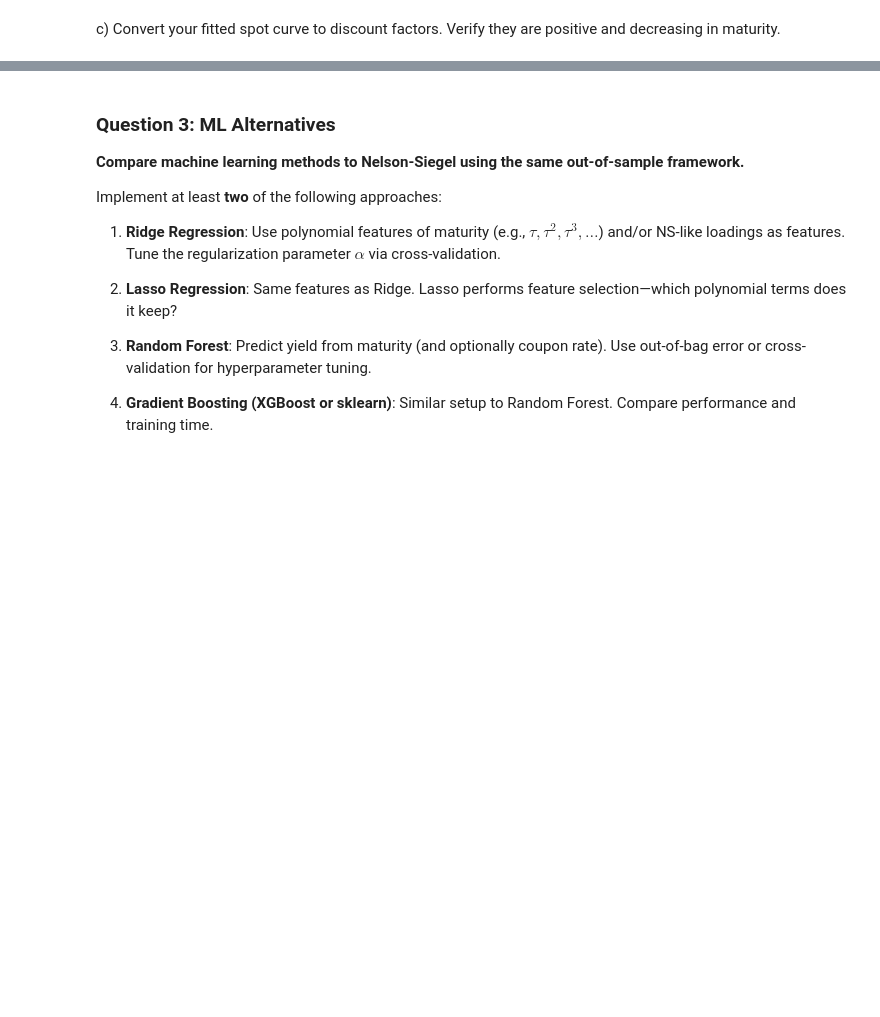
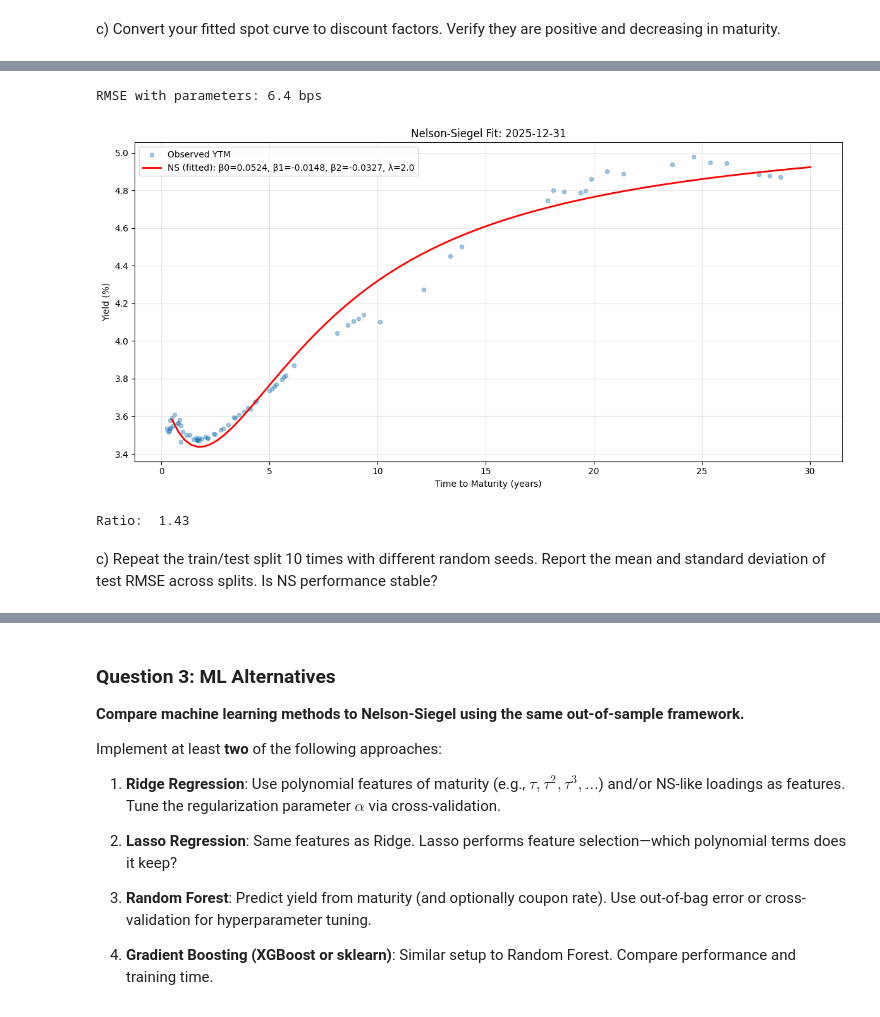
Before and after one commit to AdithSrinivasan/treasury-curve-models, a Jupyter notebook: curve.ipynb, the cells around one changed output, grey strips where cells are left out. Cells and saved outputs as stored; diff of their text form; code cells hidden in the pictures; blank space fills up the shorter version.

```diff
--- a/curve.ipynb
+++ b/curve.ipynb
@@ -369,0 +379,11 @@ d) **Time-series analysis**: Using the weekly panel, fit NS to at least 50 dates
+# %%
+params, rmse_test = plot_ns(test_ns)
+# %% [output]
+RMSE with parameters: 6.4 bps
+[figure, added]
+# %%
+print("Ratio: ", round(rmse_test / rmse_train, 2))
+# %% [output]
+Ratio:  1.43
+# %% [markdown]
+c) Repeat the train/test split 10 times with different random seeds. Report the mean and standard deviation of test RMSE across splits. Is NS performance stable?
```
Also changed, not shown: parts of 13 cells of this notebook.
